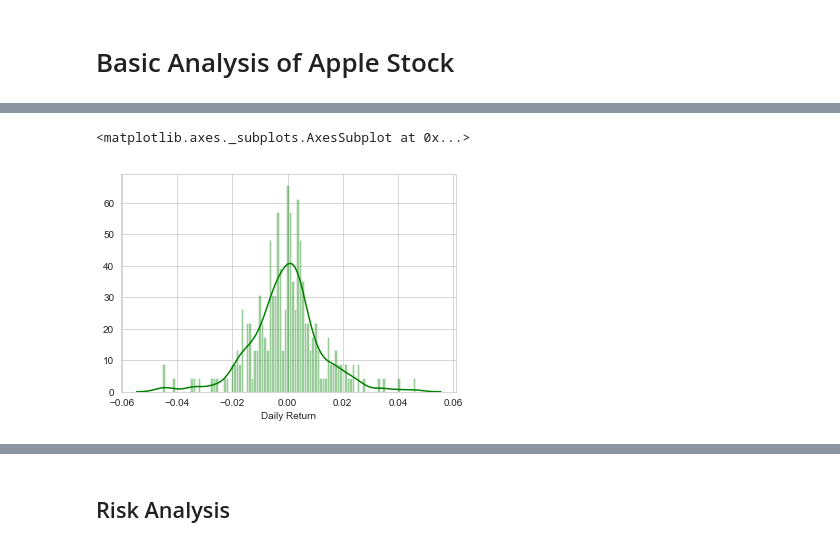
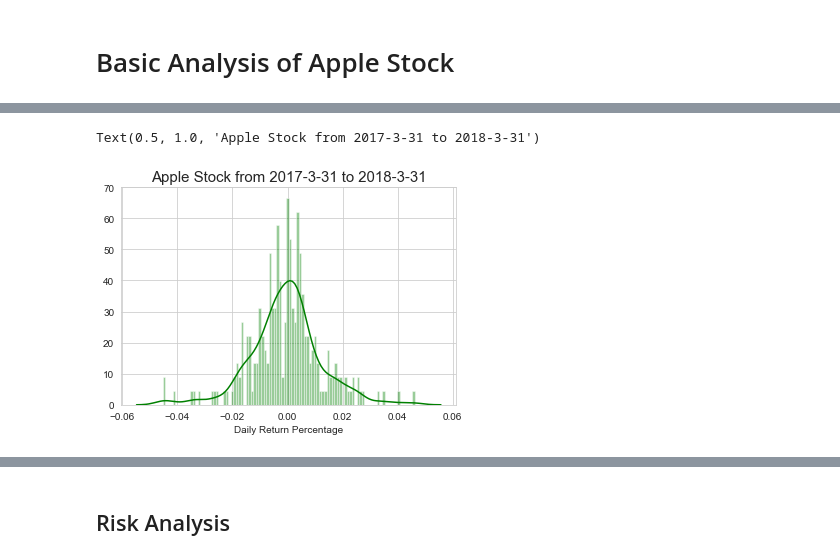
Before and after one commit to kimdang/Stock-Market-Analysis, a Jupyter notebook: Stock Market Analysis.ipynb, the cells around one changed output, grey strips where cells are left out. Drawn from its saved outputs; the diff is of its cells as text; code cells hidden in the pictures.

```diff
--- a/Stock Market Analysis.ipynb
+++ b/Stock Market Analysis.ipynb
@@ -63,8 +69,10 @@ AAPL['Daily Return'].plot(legend=True, figsize=(18,8), marker='o')
 # %%
 sns.distplot(AAPL['Daily Return'].dropna(), bins=100, color='green')
+plt.xlabel('Daily Return Percentage')
+plt.title('Apple Stock from %s to %s' %(start,end), fontsize=15)
 # %% [output]
-<matplotlib.axes._subplots.AxesSubplot at 0x...>
+Text(0.5, 1.0, 'Apple Stock from 2017-3-31 to 2018-3-31')
-[figure, old version]
+[figure, new version]
 # %%
 closing_df = pd.DataFrame(list([AAPL['AdjClose'],GOOGL['AdjClose'],MSFT['AdjClose'],AMZN['AdjClose']])).T
 closing_df.columns = ['AAPL', 'GOOGL', 'MSFT', 'AMZN']
```
Also changed, not shown: parts of 23 cells of this notebook.
